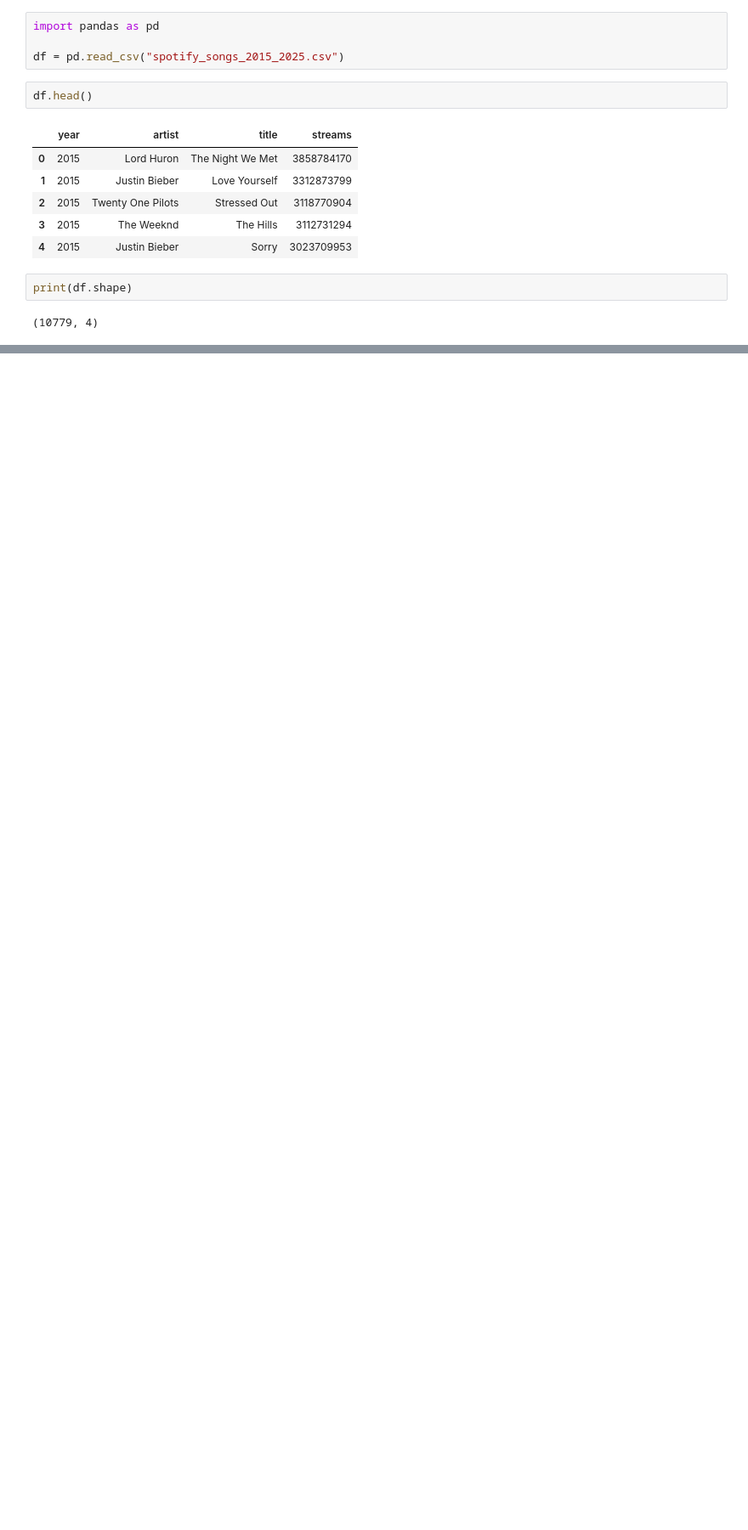
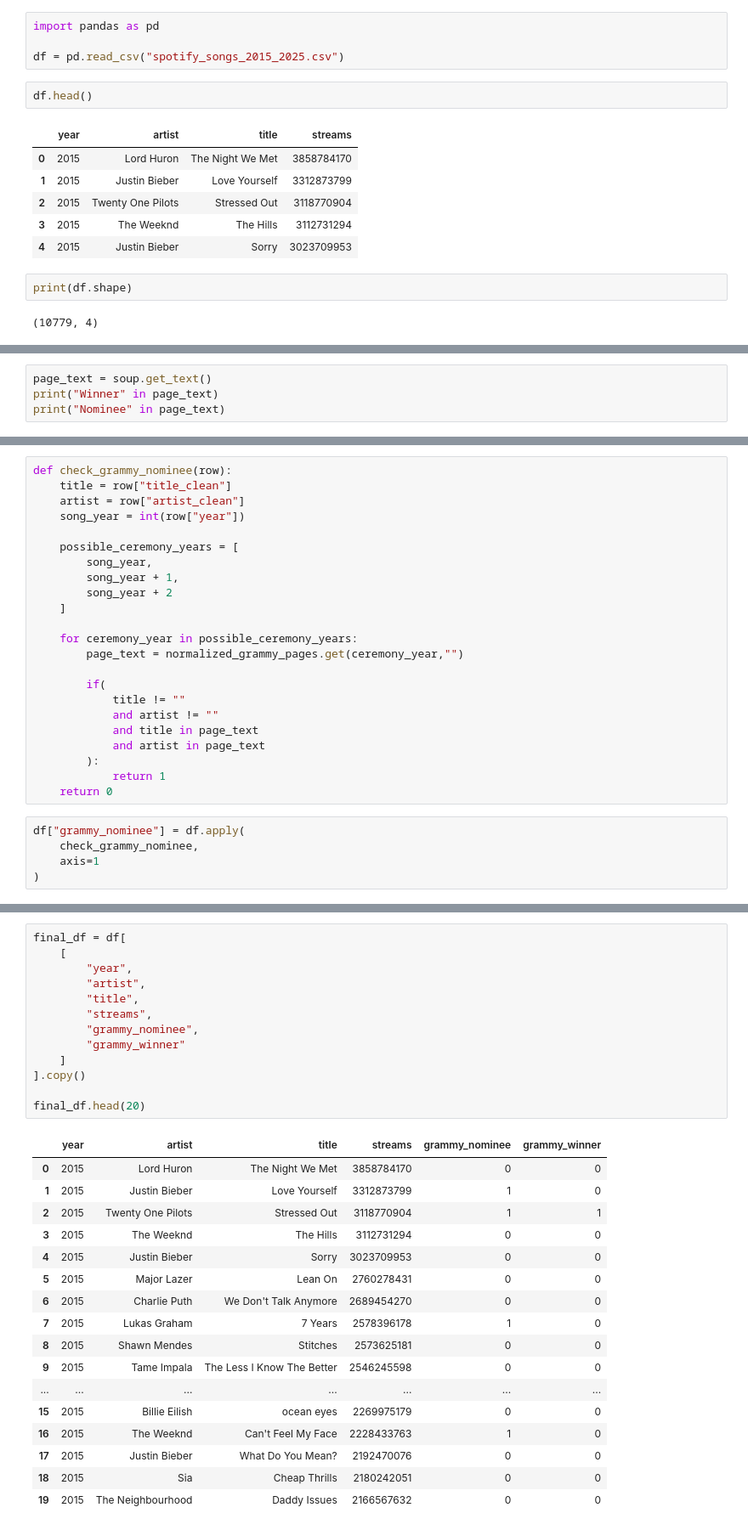
Before and after one commit to cerenserpinn/predicting-song-success, a Jupyter notebook: awards_nominations.ipynb, the cells around one changed output, grey strips where cells are left out. Shown at 85% size. Saved outputs shown, nothing was run; the diff lists cells and outputs as text; blank space fills up the shorter version.

Commit message:
finished Grammy awards and nominations

```diff
--- a/awards_nominations.ipynb
+++ b/awards_nominations.ipynb
@@ -17,0 +43,4 @@ print(df.shape)
+# %%
+page_text = soup.get_text()
+print("Winner" in page_text)
+print("Nominee" in page_text)
@@ -17,0 +362,28 @@ print(df.shape)
+# %%
+def check_grammy_nominee(row):
+    title = row["title_clean"]
+    artist = row["artist_clean"]
+    song_year = int(row["year"])
+
+    possible_ceremony_years = [
+        song_year,
+        song_year + 1,
+        song_year + 2
+    ]
+
+    for ceremony_year in possible_ceremony_years:
+        page_text = normalized_grammy_pages.get(ceremony_year,"")
+
+        if(
+            title != ""
+            and artist != ""
+            and title in page_text
+            and artist in page_text
+        ):
+            return 1
+    return 0
+# %%
+df["grammy_nominee"] = df.apply(
+    check_grammy_nominee,
+    axis=1
+)
@@ -17,0 +458,31 @@ print(df.shape)
+# %%
+final_df = df[
+    [
+        "year",
+        "artist",
+        "title",
+        "streams",
+        "grammy_nominee",
+        "grammy_winner"
+    ]
+].copy()
+
+final_df.head(20)
+# %% [output]
+|  | year | artist | title | streams | grammy_nominee | grammy_winner |
+| 0 | 2015 | Lord Huron | The Night We Met | 3858784170 | 0 | 0 |
+| 1 | 2015 | Justin Bieber | Love Yourself | 3312873799 | 1 | 0 |
+| 2 | 2015 | Twenty One Pilots | Stressed Out | 3118770904 | 1 | 1 |
+| 3 | 2015 | The Weeknd | The Hills | 3112731294 | 0 | 0 |
+| 4 | 2015 | Justin Bieber | Sorry | 3023709953 | 0 | 0 |
+| 5 | 2015 | Major Lazer | Lean On | 2760278431 | 0 | 0 |
+| 6 | 2015 | Charlie Puth | We Don't Talk Anymore | 2689454270 | 0 | 0 |
+| 7 | 2015 | Lukas Graham | 7 Years | 2578396178 | 1 | 0 |
+| 8 | 2015 | Shawn Mendes | Stitches | 2573625181 | 0 | 0 |
+| 9 | 2015 | Tame Impala | The Less I Know The Better | 2546245598 | 0 | 0 |
+| ... | ... | ... | ... | ... | ... | ... |
+| 15 | 2015 | Billie Eilish | ocean eyes | 2269975179 | 0 | 0 |
+| 16 | 2015 | The Weeknd | Can't Feel My Face | 2228433763 | 1 | 0 |
+| 17 | 2015 | Justin Bieber | What Do You Mean? | 2192470076 | 0 | 0 |
+| 18 | 2015 | Sia | Cheap Thrills | 2180242051 | 0 | 0 |
+| 19 | 2015 | The Neighbourhood | Daddy Issues | 2166567632 | 0 | 0 |
```
Also changed, not shown: parts of 30 cells of this notebook.
